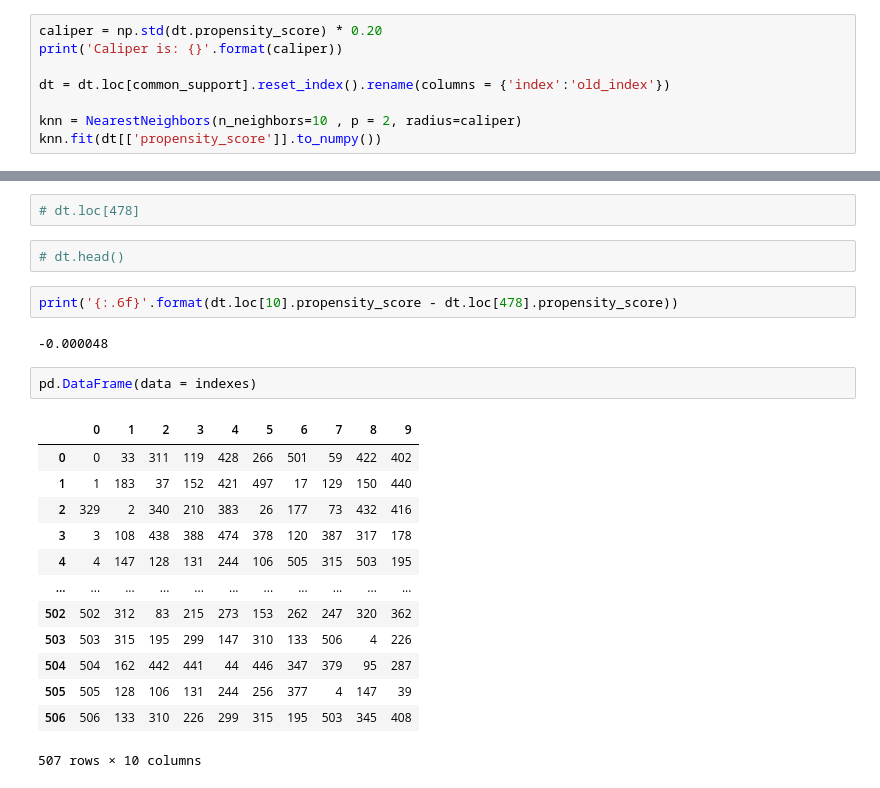
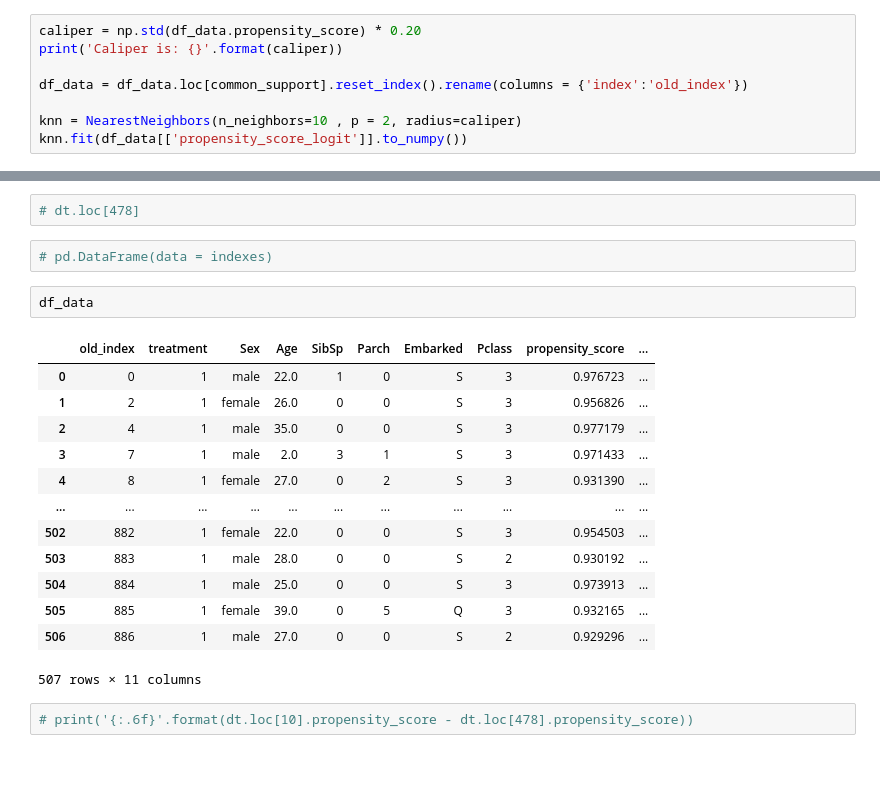
Before and after one commit to konosp/propensity-score-matching, a Jupyter notebook: PSM - v2.ipynb, the cells around one changed output, grey strips where cells are left out. Saved outputs shown, nothing was run; the diff lists cells and outputs as text.

```diff
--- a/PSM - v2.ipynb
+++ b/PSM - v2.ipynb
@@ -134,13 +152,13 @@ X.loc[common_support].head(2)
 ## Matching Implementation
 Use Nearerst Neighbors to perform 1-to-1 matching.
 # %%
-caliper = np.std(dt.propensity_score) * 0.20
+caliper = np.std(df_data.propensity_score) * 0.20
 print('Caliper is: {}'.format(caliper))
 
-dt = dt.loc[common_support].reset_index().rename(columns = {'index':'old_index'})
+df_data = df_data.loc[common_support].reset_index().rename(columns = {'index':'old_index'})
 
 knn = NearestNeighbors(n_neighbors=10 , p = 2, radius=caliper)
-knn.fit(dt[['propensity_score']].to_numpy())
+knn.fit(df_data[['propensity_score_logit']].to_numpy())
 # %% [output]
 Caliper is: 0.0701812361092277
 NearestNeighbors(n_neighbors=10, radius=0.0701812361092277)
@@ -158,25 +179,23 @@ distances , indexes = knn.kneighbors(
 # dt.loc[10]
 # %%
 # dt.loc[478]
-# %%
-# dt.head()
+# %%
+# pd.DataFrame(data = indexes)
+# %%
+df_data
+# %% [output]
+|  | old_index | treatment | Sex | Age | SibSp | Parch | Embarked | Pclass | propensity_score | ... |
+| 0 | 0 | 1 | male | 22.0 | 1 | 0 | S | 3 | 0.976723 | ... |
+| 1 | 2 | 1 | female | 26.0 | 0 | 0 | S | 3 | 0.956826 | ... |
+| 2 | 4 | 1 | male | 35.0 | 0 | 0 | S | 3 | 0.977179 | ... |
+| 3 | 7 | 1 | male | 2.0 | 3 | 1 | S | 3 | 0.971433 | ... |
+| 4 | 8 | 1 | female | 27.0 | 0 | 2 | S | 3 | 0.931390 | ... |
+| ... | ... | ... | ... | ... | ... | ... | ... | ... | ... | ... |
+| 502 | 882 | 1 | female | 22.0 | 0 | 0 | S | 3 | 0.954503 | ... |
+| 503 | 883 | 1 | male | 28.0 | 0 | 0 | S | 2 | 0.930192 | ... |
+| 504 | 884 | 1 | male | 25.0 | 0 | 0 | S | 3 | 0.973913 | ... |
+| 505 | 885 | 1 | female | 39.0 | 0 | 5 | Q | 3 | 0.932165 | ... |
+| 506 | 886 | 1 | male | 27.0 | 0 | 0 | S | 2 | 0.929296 | ... |
+507 rows × 11 columns
 # %%
-print('{:.6f}'.format(dt.loc[10].propensity_score - dt.loc[478].propensity_score))
+# print('{:.6f}'.format(dt.loc[10].propensity_score - dt.loc[478].propensity_score))
-# %% [output]
--0.000048
-# %%
-pd.DataFrame(data = indexes)
-# %% [output]
-|  | 0 | 1 | 2 | 3 | 4 | 5 | 6 | 7 | 8 | 9 |
-| 0 | 0 | 33 | 311 | 119 | 428 | 266 | 501 | 59 | 422 | 402 |
-| 1 | 1 | 183 | 37 | 152 | 421 | 497 | 17 | 129 | 150 | 440 |
-| 2 | 329 | 2 | 340 | 210 | 383 | 26 | 177 | 73 | 432 | 416 |
-| 3 | 3 | 108 | 438 | 388 | 474 | 378 | 120 | 387 | 317 | 178 |
-| 4 | 4 | 147 | 128 | 131 | 244 | 106 | 505 | 315 | 503 | 195 |
-| ... | ... | ... | ... | ... | ... | ... | ... | ... | ... | ... |
-| 502 | 502 | 312 | 83 | 215 | 273 | 153 | 262 | 247 | 320 | 362 |
-| 503 | 503 | 315 | 195 | 299 | 147 | 310 | 133 | 506 | 4 | 226 |
-| 504 | 504 | 162 | 442 | 441 | 44 | 446 | 347 | 379 | 95 | 287 |
-| 505 | 505 | 128 | 106 | 131 | 244 | 256 | 377 | 4 | 147 | 39 |
-| 506 | 506 | 133 | 310 | 226 | 299 | 315 | 195 | 503 | 345 | 408 |
-507 rows × 10 columns
```
Also changed, not shown: parts of 17 cells of this notebook.
